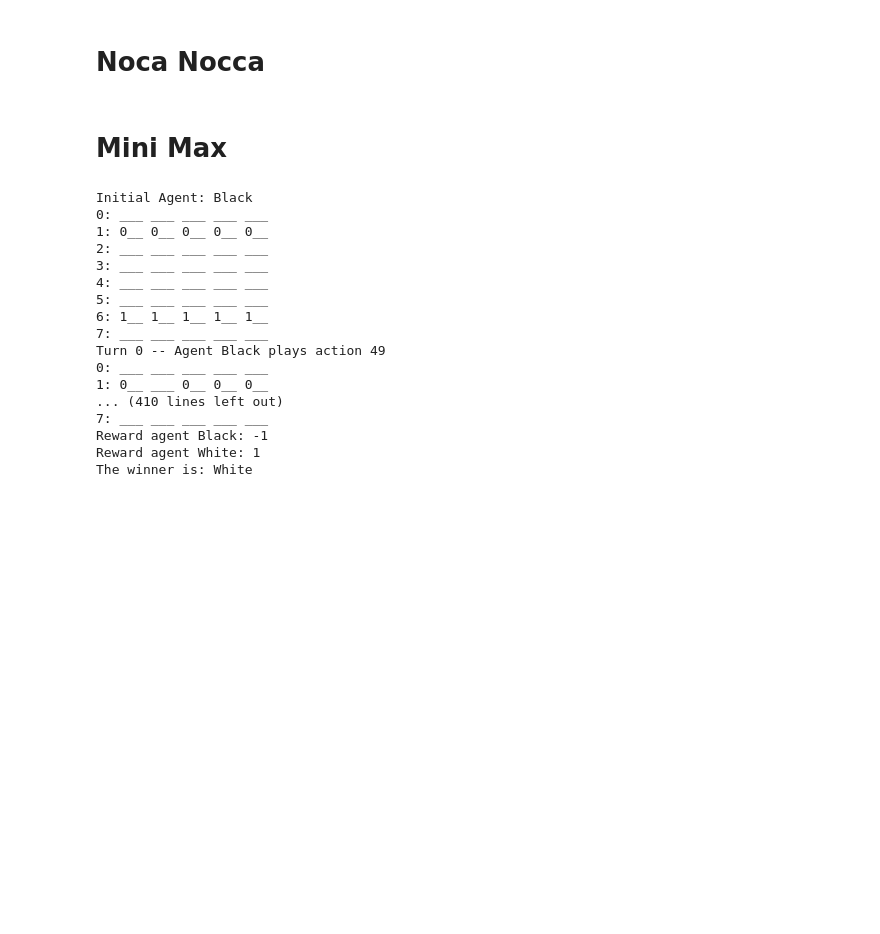
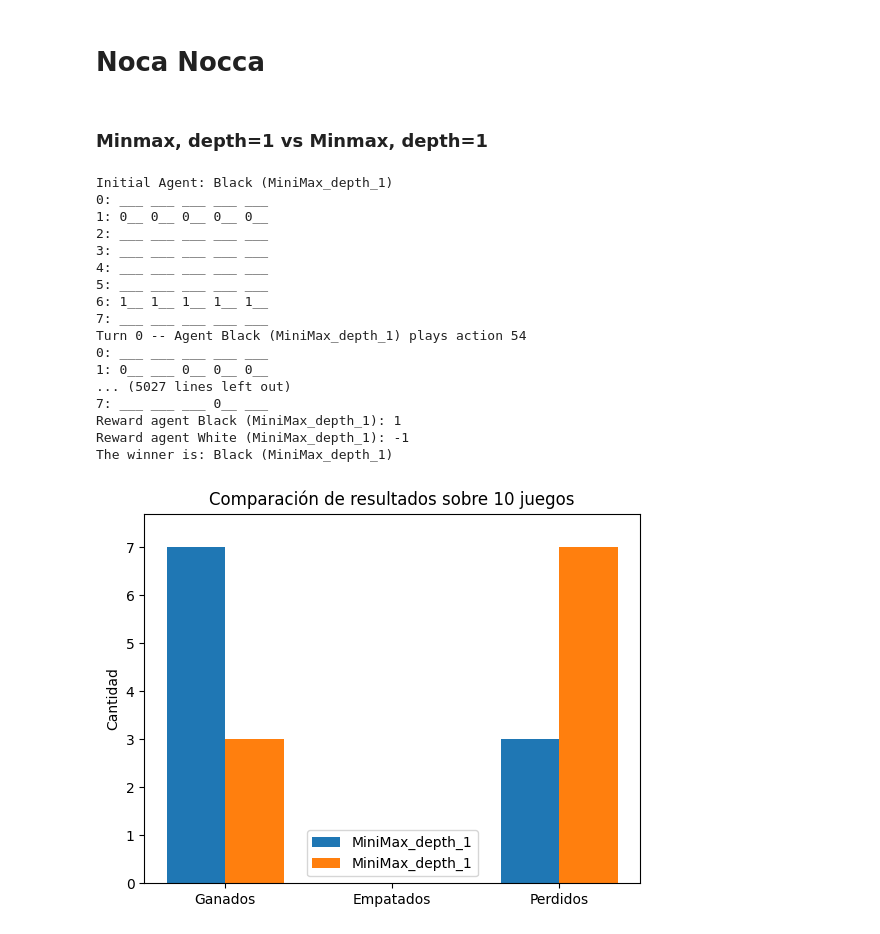
Before and after one commit to andscara/marl-obl2, a Jupyter notebook: Alternating Games/Nocca_Nocca.ipynb, the cells around one changed output. Cells and saved outputs as stored; diff of their text form; code cells hidden in the pictures; blank space fills up the shorter version.

```diff
--- a/Alternating Games/Nocca_Nocca.ipynb
+++ b/Alternating Games/Nocca_Nocca.ipynb
@@ -8,2 +68,2 @@ from agents.mcts import MonteCarloTreeSearch
 # %% [markdown]
-# Mini Max
+### Minmax, depth=1 vs Minmax, depth=1
@@ -17,32 +70,24 @@ agents = {
-# %%
-game.reset()
-print(f"Initial Agent: {game.agent_selection}")
-while not game.game_over():
-    game.render()
-    action = agents[game.agent_selection].action()
-    print(f"Turn {game.steps} -- Agent {game.agent_selection} plays action {action}")
-    game.step(action=action)
-game.render()
-if game.truncated():
-    print("Game was truncated")
-for agent in agents:
-    print(f"Reward agent {agent}: {game.reward(agent)}")
-print(f"The winner is: {game.check_for_winner()}")
-# %% [output]
-Initial Agent: Black
-0: ___ ___ ___ ___ ___
-1: 0__ 0__ 0__ 0__ 0__
-2: ___ ___ ___ ___ ___
-3: ___ ___ ___ ___ ___
-4: ___ ___ ___ ___ ___
-5: ___ ___ ___ ___ ___
-6: 1__ 1__ 1__ 1__ 1__
-7: ___ ___ ___ ___ ___
-Turn 0 -- Agent Black plays action 49
-0: ___ ___ ___ ___ ___
-1: 0__ ___ 0__ 0__ 0__
-... (410 lines left out)
-7: ___ ___ ___ ___ ___
-Reward agent Black: -1
-Reward agent White: 1
-The winner is: White
+# %%
+Run(game, {
+    game.agents[0]: ("MiniMax_depth_1", MiniMax(game=game, agent=game.agents[0], depth=1)),
+    game.agents[1]: ("MiniMax_depth_1", MiniMax(game=game, agent=game.agents[1], depth=1)),
+})
+# %% [output]
+Initial Agent: Black (MiniMax_depth_1)
+0: ___ ___ ___ ___ ___
+1: 0__ 0__ 0__ 0__ 0__
+2: ___ ___ ___ ___ ___
+3: ___ ___ ___ ___ ___
+4: ___ ___ ___ ___ ___
+5: ___ ___ ___ ___ ___
+6: 1__ 1__ 1__ 1__ 1__
+7: ___ ___ ___ ___ ___
+Turn 0 -- Agent Black (MiniMax_depth_1) plays action 54
+0: ___ ___ ___ ___ ___
+1: 0__ ___ 0__ 0__ 0__
+... (5027 lines left out)
+7: ___ ___ ___ 0__ ___
+Reward agent Black (MiniMax_depth_1): 1
+Reward agent White (MiniMax_depth_1): -1
+The winner is: Black (MiniMax_depth_1)
+[figure, added]
```
Also changed, not shown: parts of 15 cells of this notebook, 2 other files.
